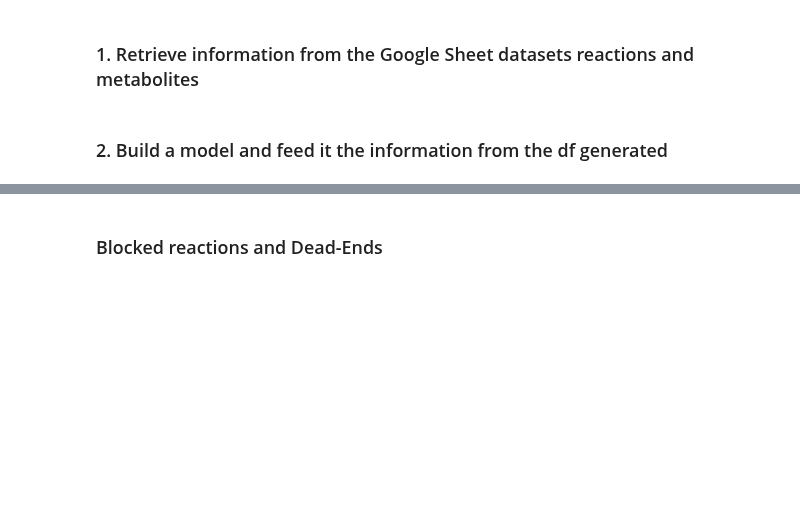
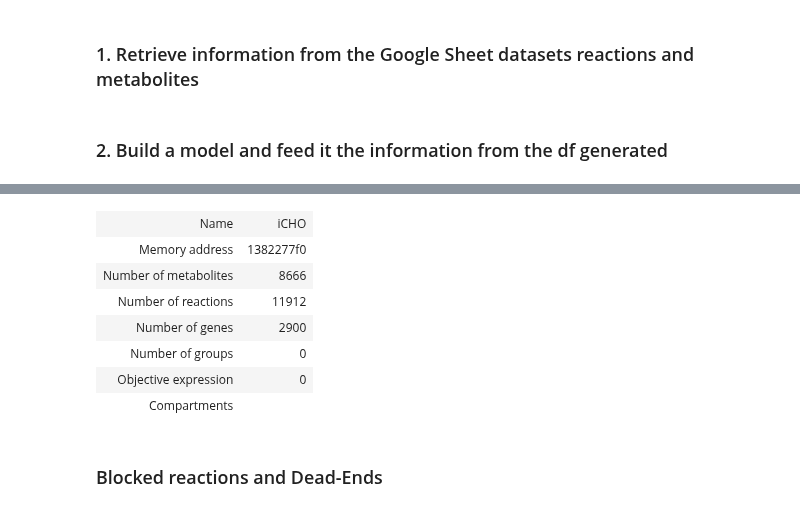
Before and after one commit to LewisLabUCSD/iCHO3K, a Jupyter notebook: Notebooks/Final CHO Model.ipynb, the cells around one changed output, grey strips where cells are left out. Drawn from its saved outputs; the diff is of its cells as text; code cells hidden in the pictures; blank space fills up the shorter version.

```diff
--- a/Notebooks/Final CHO Model.ipynb
+++ b/Notebooks/Final CHO Model.ipynb
@@ -86,3 +250,14 @@ unknown metabolite 'fdxo_2_2_c' created
+# %%
+model
+# %% [output]
+| Name | iCHO |
+| Memory address | 1382277f0 |
+| Number of metabolites | 8666 |
+| Number of reactions | 11912 |
+| Number of genes | 2900 |
+| Number of groups | 0 |
+| Objective expression | 0 |
+| Compartments |  |
 # %%
 ##### ----- Add information for each metabolite ----- #####
 metabolites_dict = metabolites.set_index('BiGG ID').to_dict('dict')
```
Also changed, not shown: parts of 12 cells of this notebook, 7 other files.
